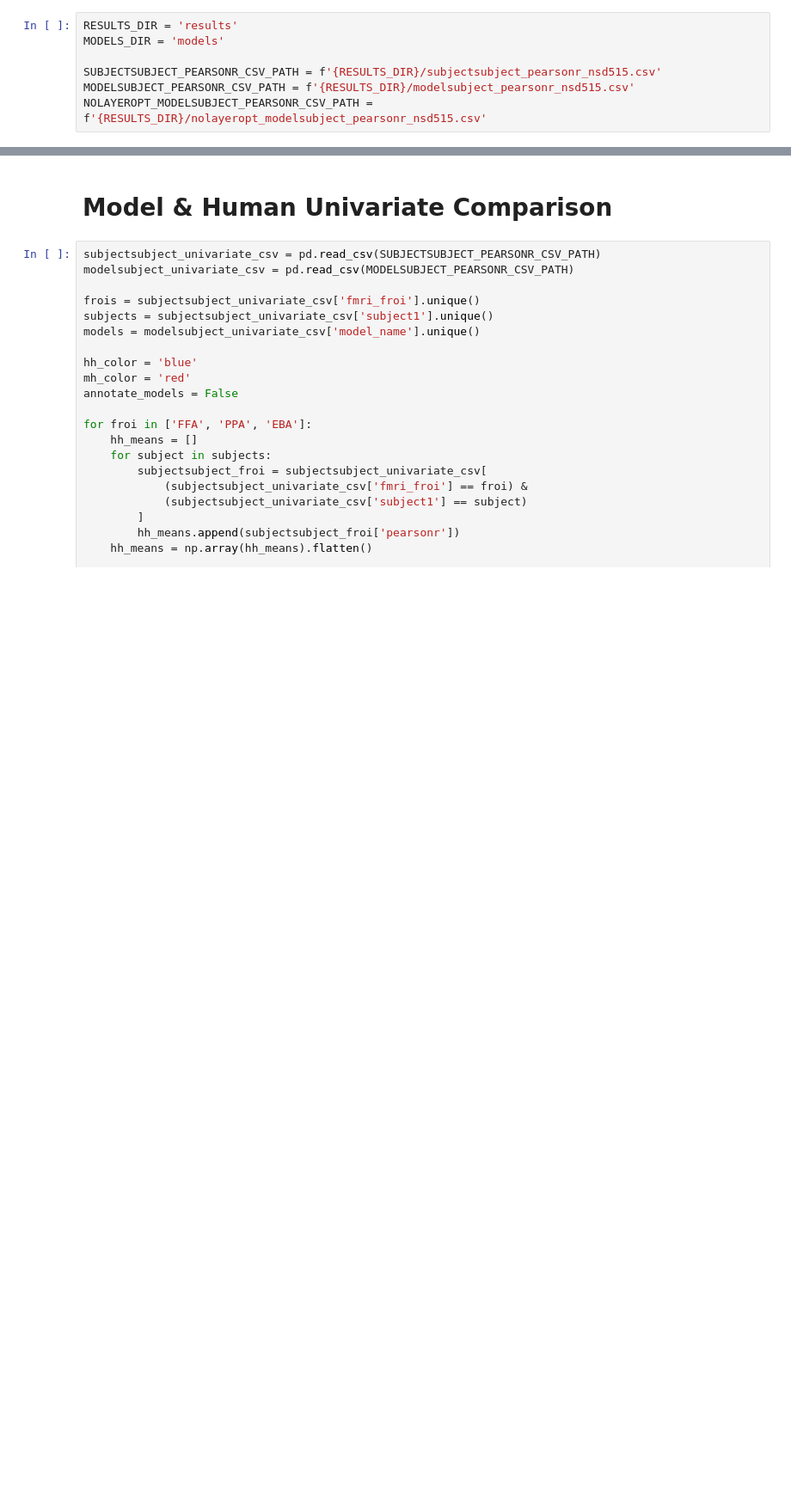
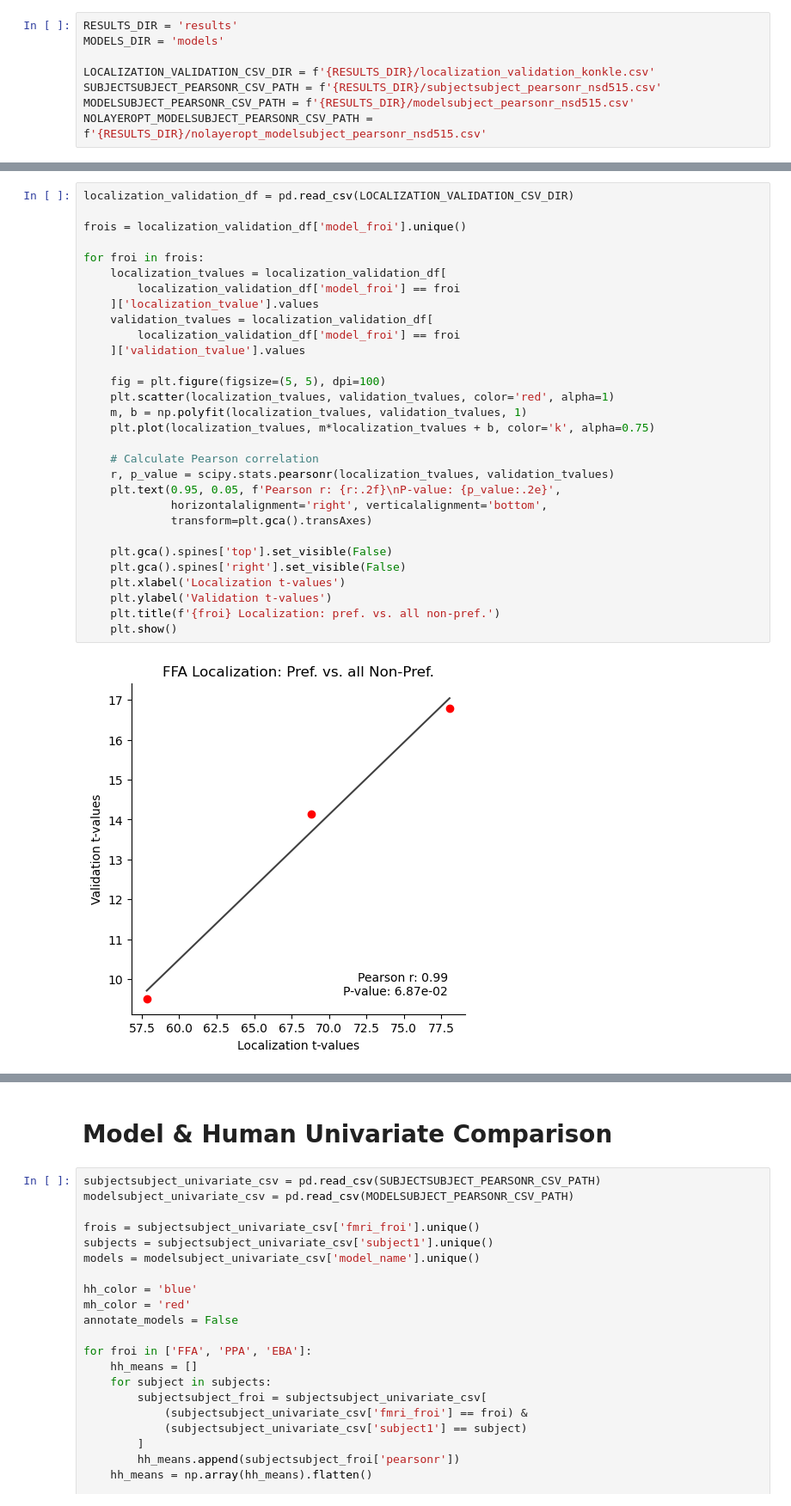
Before and after one commit to murtylab/comparing-category-selectivity, a Jupyter notebook: preprint/plots.ipynb, the cells around one changed output, grey strips where cells are left out. Shown at 86% size. Cells and saved outputs as stored; diff of their text form; blank space fills up the shorter version.

Commit message:
update plots

```diff
--- a/preprint/plots.ipynb
+++ b/preprint/plots.ipynb
@@ -7,6 +7,7 @@ import matplotlib.pyplot as plt
 RESULTS_DIR = 'results'
 MODELS_DIR = 'models'
 
+LOCALIZATION_VALIDATION_CSV_DIR = f'{RESULTS_DIR}/localization_validation_konkle.csv'
 SUBJECTSUBJECT_PEARSONR_CSV_PATH = f'{RESULTS_DIR}/subjectsubject_pearsonr_nsd515.csv'
 MODELSUBJECT_PEARSONR_CSV_PATH = f'{RESULTS_DIR}/modelsubject_pearsonr_nsd515.csv'
 NOLAYEROPT_MODELSUBJECT_PEARSONR_CSV_PATH = f'{RESULTS_DIR}/nolayeropt_modelsubject_pearsonr_nsd515.csv'
@@ -15,0 +16,32 @@ modelsubject_univariate_csv = pd.read_csv(MODELSUBJECT_PEARSONR_CSV_PATH)
+# %%
+localization_validation_df = pd.read_csv(LOCALIZATION_VALIDATION_CSV_DIR)
+
+frois = localization_validation_df['model_froi'].unique()
+
+for froi in frois:
+    localization_tvalues = localization_validation_df[
+        localization_validation_df['model_froi'] == froi
+    ]['localization_tvalue'].values
+    validation_tvalues = localization_validation_df[
+        localization_validation_df['model_froi'] == froi
+    ]['validation_tvalue'].values
+
+    fig = plt.figure(figsize=(5, 5), dpi=100)
+    plt.scatter(localization_tvalues, validation_tvalues, color='red', alpha=1)
+    m, b = np.polyfit(localization_tvalues, validation_tvalues, 1)
+    plt.plot(localization_tvalues, m*localization_tvalues + b, color='k', alpha=0.75)
+
+    # Calculate Pearson correlation
+    r, p_value = scipy.stats.pearsonr(localization_tvalues, validation_tvalues)
+    plt.text(0.95, 0.05, f'Pearson r: {r:.2f}\nP-value: {p_value:.2e}',
+             horizontalalignment='right', verticalalignment='bottom',
+             transform=plt.gca().transAxes)
+
+    plt.gca().spines['top'].set_visible(False)
+    plt.gca().spines['right'].set_visible(False)
+    plt.xlabel('Localization t-values')
+    plt.ylabel('Validation t-values')
+    plt.title(f'{froi} Localization: pref. vs. all non-pref.')
+    plt.show()
+# %% [output]
+[figure, added]
```
Also changed, not shown: parts of 4 cells of this notebook.
